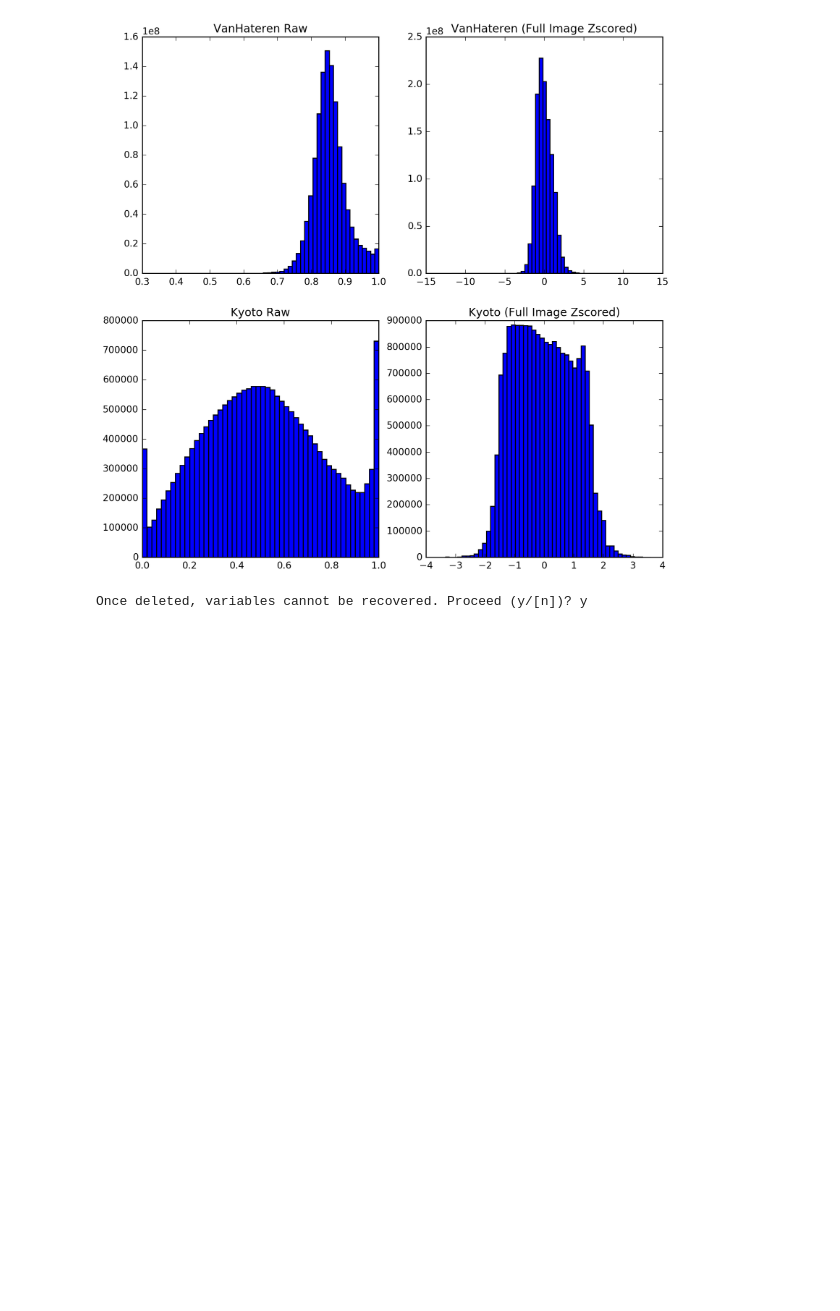
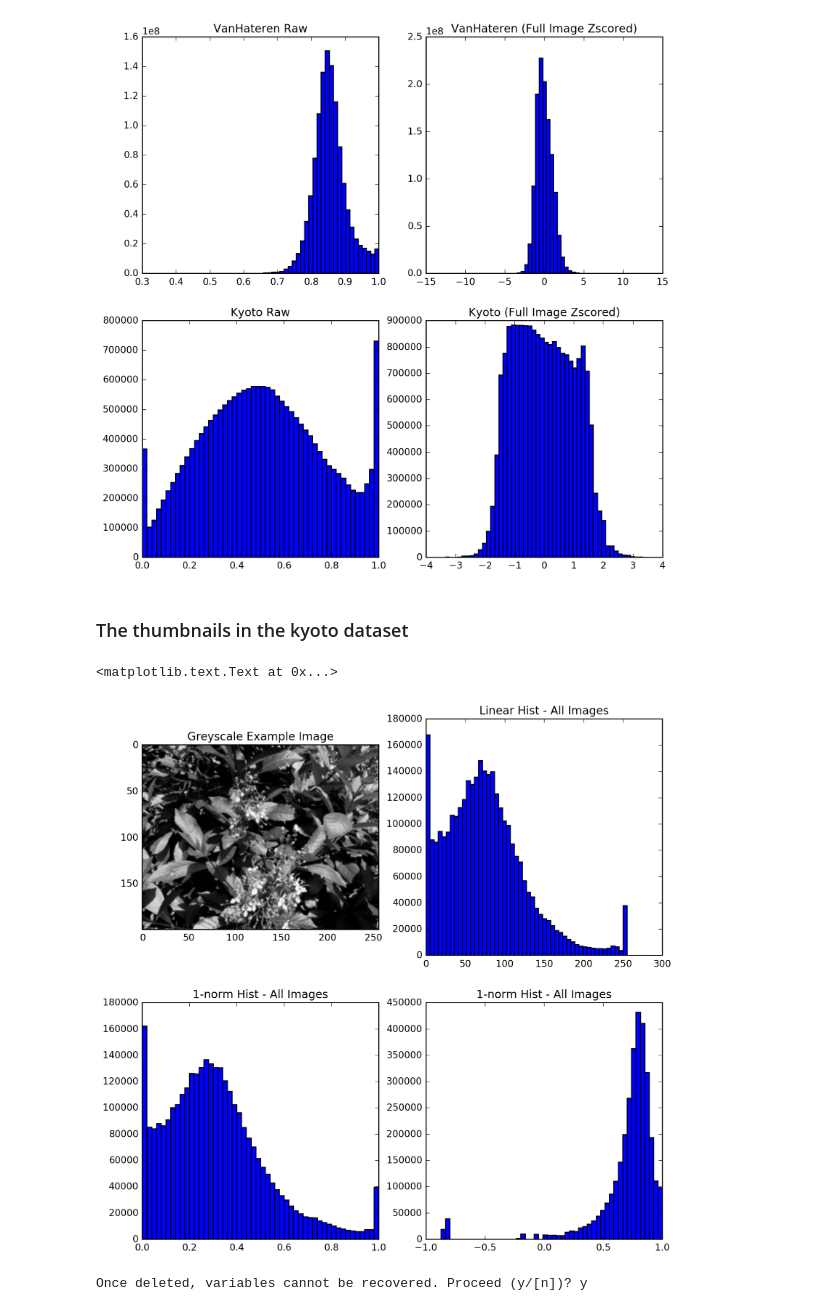
Before and after one commit to vdutell/NatVisAutoEncode, a Jupyter notebook: Testing Stats of Image Datasets.ipynb, the cells around one changed output. Cells and saved outputs as stored; diff of their text form; code cells hidden in the pictures; blank space fills up the shorter version.

Commit message:
Analysis of kyoto pngs

```diff
--- a/Testing Stats of Image Datasets.ipynb
+++ b/Testing Stats of Image Datasets.ipynb
@@ -84,6 +85,42 @@ plt.title('Kyoto (Full Image Zscored)')
 # %% [output]
 <matplotlib.text.Text at 0x...>
 [figure]
+# %% [markdown]
+### The thumbnails in the kyoto dataset
+# %%
+kyotopngs = '/home/vasha/datasets/eizaburo-doi-kyoto_natim-c2015ff/thumb/*.png'
+ims = []
+greys = []
+for file in glob.glob(kyotopngs,recursive=True):
+    image = np.array(misc.imread(file))
+    if(image.shape==(256, 200, 3)):
+        image = np.transpose(image,(1,0,2))
+    ims.append(np.array(image))
+    grey = np.mean(image,axis=2)
+    greys.append(grey)
+ims = np.array(ims)
+greys = np.array(greys)
+
+a = ims[0]
+grey = greys[0]
+
+fig = plt.figure(figsize=(10,10))
+sub_axis = fig.add_subplot(2,2,1)
+plt.imshow(grey,cmap ='Greys_r')
+plt.title('Greyscale Example Image')
+sub_axis = fig.add_subplot(2,2,2)
+plt.hist(greys.flatten(),bins=50)
+plt.title('Linear Hist - All Images')
+sub_axis = fig.add_subplot(2,2,3)
+plt.hist((greys/(np.amax(greys,axis=(1,2))[:,None,None])).flatten(),bins=50)
+plt.title('1-norm Hist - All Images')
+sub_axis = fig.add_subplot(2,2,4)
+lg = np.log(greys + 0.01)
+plt.hist((lg/(np.amax(lg,axis=(1,2))[:,None,None])).flatten(),bins=50)
+plt.title('1-norm Hist - All Images')
+# %% [output]
+<matplotlib.text.Text at 0x...>
+[figure, added]
 # %%
 #for memeory error
 reset_selective vhf
```
Also changed, not shown: parts of 3 cells of this notebook.
